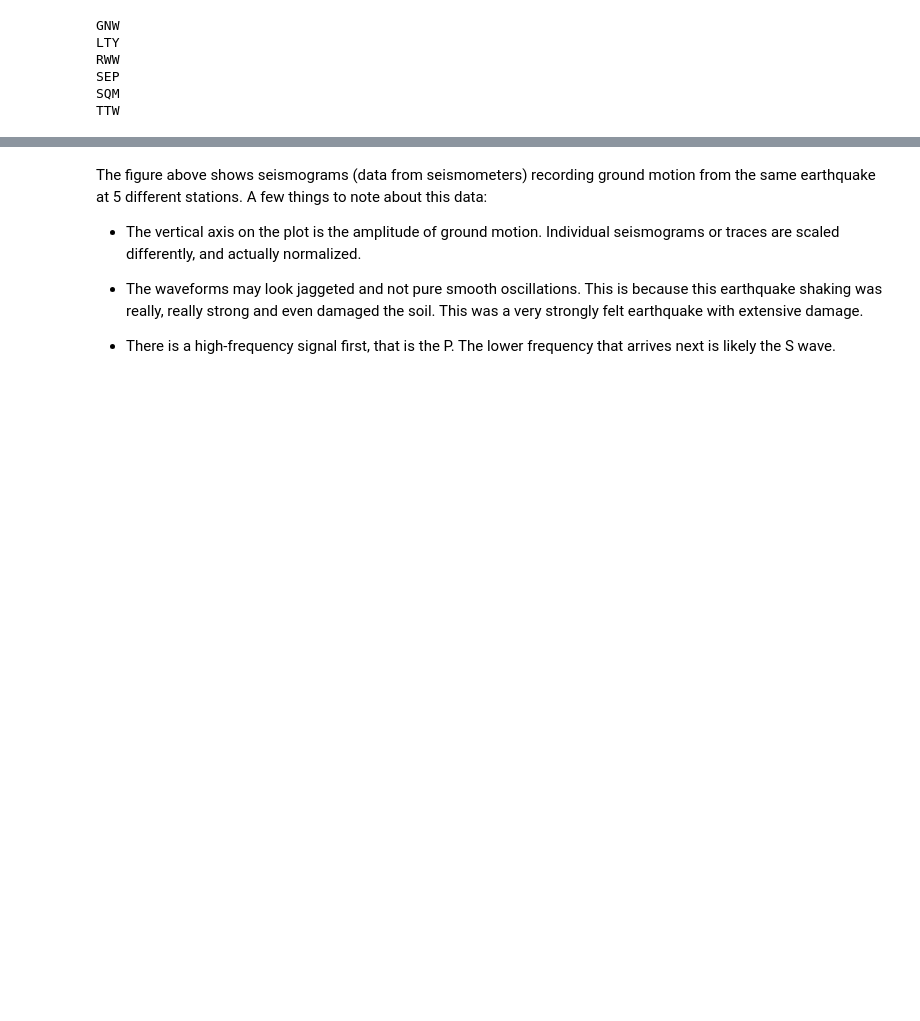
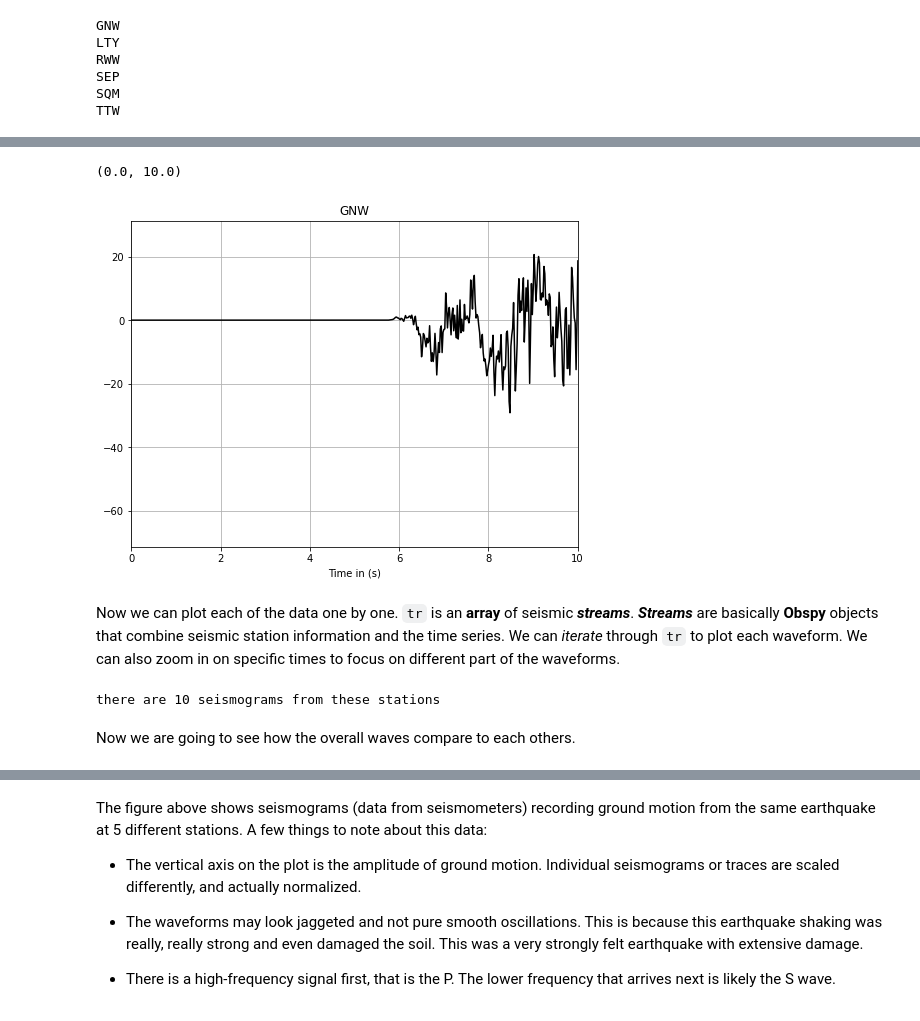
Before and after one commit to UW-geophysics-edu/ESS314-fall22, a Jupyter notebook: LABS/LAB5/Lab5.ipynb, the cells around one changed output, grey strips where cells are left out. Cells and saved outputs as stored; diff of their text form; code cells hidden in the pictures; blank space fills up the shorter version.

```diff
--- a/LABS/LAB5/Lab5.ipynb
+++ b/LABS/LAB5/Lab5.ipynb
@@ -156,3 +173,30 @@ TTW
+# %%
+# we can use matplotlib
+import numpy as np
+import matplotlib.pyplot as plt
+%matplotlib inline
+plt.rcParams["figure.figsize"] = (8,6)
+
+itr=0
+t=np.linspace(0,60,int(60/tr[itr].stats.delta))
+plt.plot(t,tr[itr].data[:len(t)]/np.max(np.abs(crap.data)),'k')
+plt.title(tr[itr].stats.station)
+plt.xlabel('Time in (s)')
+plt.grid(True)
+# zoom in on specific time
+plt.xlim([0,10])
+# plt.xlim([20,100])
+# %% [output]
+(0.0, 10.0)
+[figure, added]
+# %% [markdown]
+Now we can plot each of the data one by one. ``tr`` is an **array** of seismic ***streams***. ***Streams*** are basically **Obspy** objects that combine seismic station information and the time series. We can *iterate* through ``tr`` to plot each waveform. We can also zoom in on specific times to focus on different part of the waveforms.
+# %%
+print("there are "+str(len(tr))+" seismograms from these stations") # here we use "str" to convert an integer (len) into a string
+# %% [output]
+there are 10 seismograms from these stations
+# %% [markdown]
+Now we are going to see how the overall waves compare to each others.
 # %%
 import numpy as np
 import matplotlib.pyplot as plt
```
Also changed, not shown: parts of 7 cells of this notebook, 3 other files.
